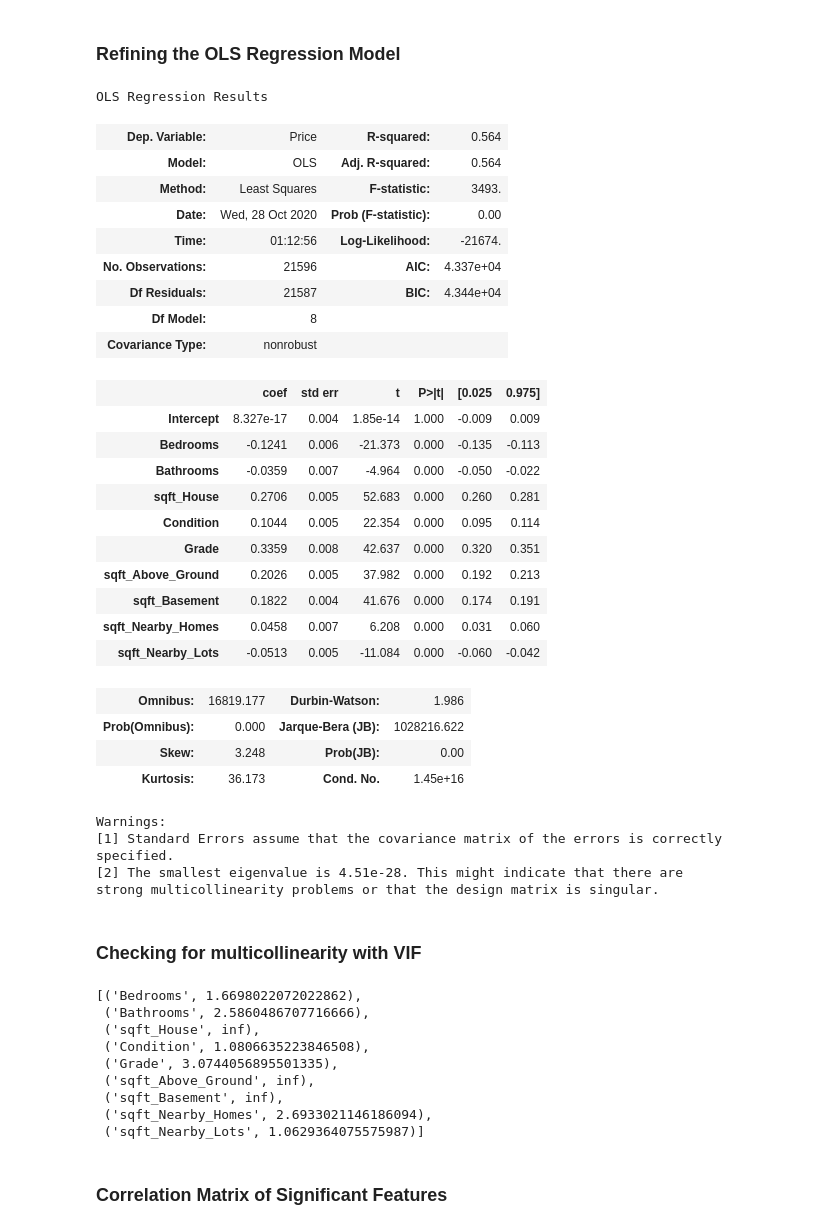
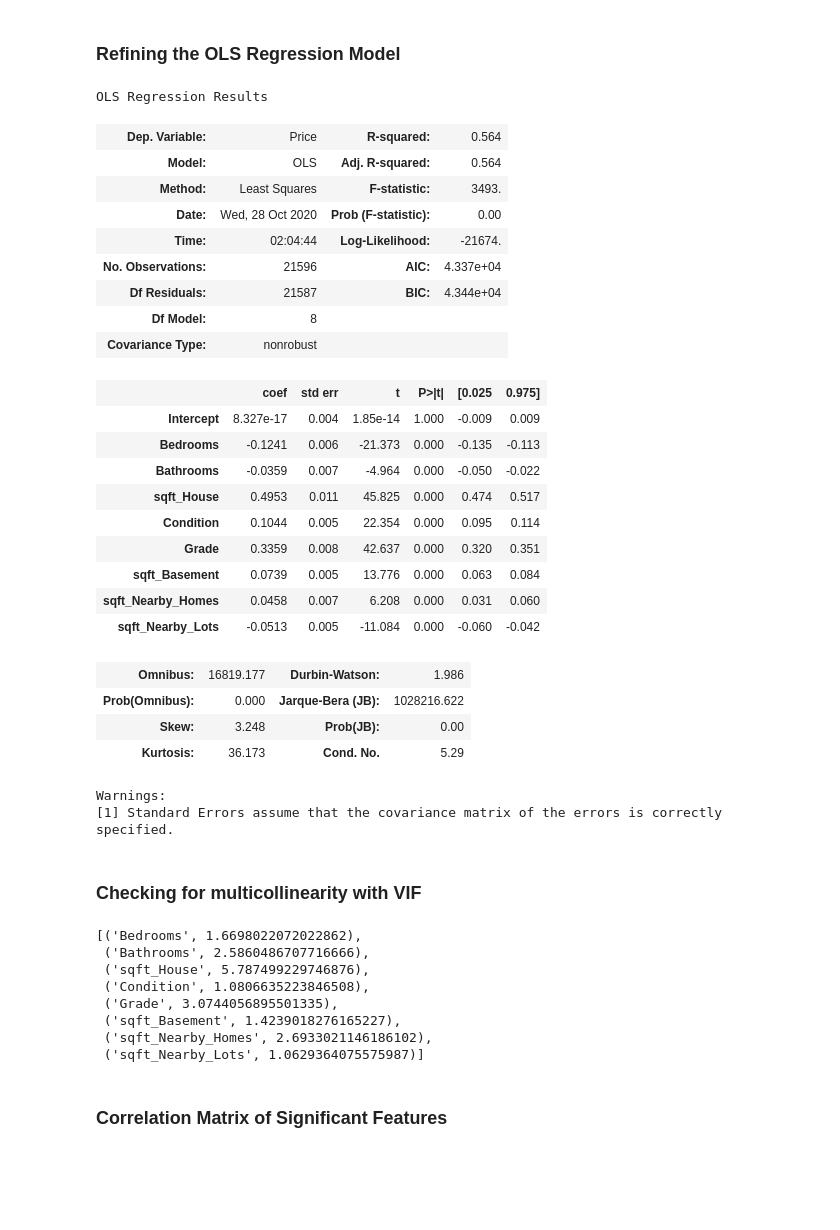
Before and after one commit to Nick-Kolowich/dsc-phase-2-project-online, a Jupyter notebook: Notebooks/Model Notebook.ipynb, the cells around one changed output. Cells and saved outputs as stored; diff of their text form; code cells hidden in the pictures; blank space fills up the shorter version.

```diff
--- a/Notebooks/Model Notebook.ipynb
+++ b/Notebooks/Model Notebook.ipynb
@@ -180,42 +180,39 @@ strong multicollinearity problems or that the design matrix is singular.
 ### Refining the OLS Regression Model
 # %%
 #building an OLS model with the significant features (p<0.05)
-significant_features = ['Bedrooms','Bathrooms','sqft_House','Condition','Grade','sqft_Above_Ground','sqft_Basement','sqft_Nearby_Homes','sqft_Nearby_Lots']
+significant_features = ['Bedrooms','Bathrooms','sqft_House','Condition','Grade','sqft_Basement','sqft_Nearby_Homes','sqft_Nearby_Lots']
 significant_features_orig = ['']
 significant_predictors = '+'.join(significant_features)
 formula = _target + '~' + significant_predictors
 sig_model = ols(formula=formula, data=data_z).fit()
 sig_model.summary()
 # %% [output]
 OLS Regression Results
 | Dep. Variable: | Price | R-squared: | 0.564 |
 | Model: | OLS | Adj. R-squared: | 0.564 |
 | Method: | Least Squares | F-statistic: | 3493. |
 | Date: | Wed, 28 Oct 2020 | Prob (F-statistic): | 0.00 |
-| Time: | 01:12:56 | Log-Likelihood: | -21674. |
+| Time: | 02:04:44 | Log-Likelihood: | -21674. |
 | No. Observations: | 21596 | AIC: | 4.337e+04 |
 | Df Residuals: | 21587 | BIC: | 4.344e+04 |
 | Df Model: | 8 |  |  |
 | Covariance Type: | nonrobust |  |  |
 |  | coef | std err | t | P>|t| | [0.025 | 0.975] |
 | Intercept | 8.327e-17 | 0.004 | 1.85e-14 | 1.000 | -0.009 | 0.009 |
 | Bedrooms | -0.1241 | 0.006 | -21.373 | 0.000 | -0.135 | -0.113 |
 | Bathrooms | -0.0359 | 0.007 | -4.964 | 0.000 | -0.050 | -0.022 |
-| sqft_House | 0.2706 | 0.005 | 52.683 | 0.000 | 0.260 | 0.281 |
+| sqft_House | 0.4953 | 0.011 | 45.825 | 0.000 | 0.474 | 0.517 |
 | Condition | 0.1044 | 0.005 | 22.354 | 0.000 | 0.095 | 0.114 |
 | Grade | 0.3359 | 0.008 | 42.637 | 0.000 | 0.320 | 0.351 |
-| sqft_Above_Ground | 0.2026 | 0.005 | 37.982 | 0.000 | 0.192 | 0.213 |
-| sqft_Basement | 0.1822 | 0.004 | 41.676 | 0.000 | 0.174 | 0.191 |
+| sqft_Basement | 0.0739 | 0.005 | 13.776 | 0.000 | 0.063 | 0.084 |
 | sqft_Nearby_Homes | 0.0458 | 0.007 | 6.208 | 0.000 | 0.031 | 0.060 |
 | sqft_Nearby_Lots | -0.0513 | 0.005 | -11.084 | 0.000 | -0.060 | -0.042 |
 | Omnibus: | 16819.177 | Durbin-Watson: | 1.986 |
 | Prob(Omnibus): | 0.000 | Jarque-Bera (JB): | 1028216.622 |
 | Skew: | 3.248 | Prob(JB): | 0.00 |
-| Kurtosis: | 36.173 | Cond. No. | 1.45e+16 |
+| Kurtosis: | 36.173 | Cond. No. | 5.29 |
 Warnings:
 [1] Standard Errors assume that the covariance matrix of the errors is correctly specified.
-[2] The smallest eigenvalue is 4.51e-28. This might indicate that there are
-strong multicollinearity problems or that the design matrix is singular.
 # %% [markdown]
 ### Checking for multicollinearity with VIF
 # %%
@@ -225,12 +222,11 @@ list(zip(significant_features, vif))
 # %% [output]
 [('Bedrooms', 1.6698022072022862),
  ('Bathrooms', 2.5860486707716666),
- ('sqft_House', inf),
+ ('sqft_House', 5.787499229746876),
  ('Condition', 1.0806635223846508),
  ('Grade', 3.0744056895501335),
- ('sqft_Above_Ground', inf),
- ('sqft_Basement', inf),
- ('sqft_Nearby_Homes', 2.6933021146186094),
+ ('sqft_Basement', 1.4239018276165227),
+ ('sqft_Nearby_Homes', 2.6933021146186102),
  ('sqft_Nearby_Lots', 1.0629364075575987)]
 # %% [markdown]
 ### Correlation Matrix of Significant Features
```
Also changed, not shown: parts of 10 cells of this notebook, 2 other files.
